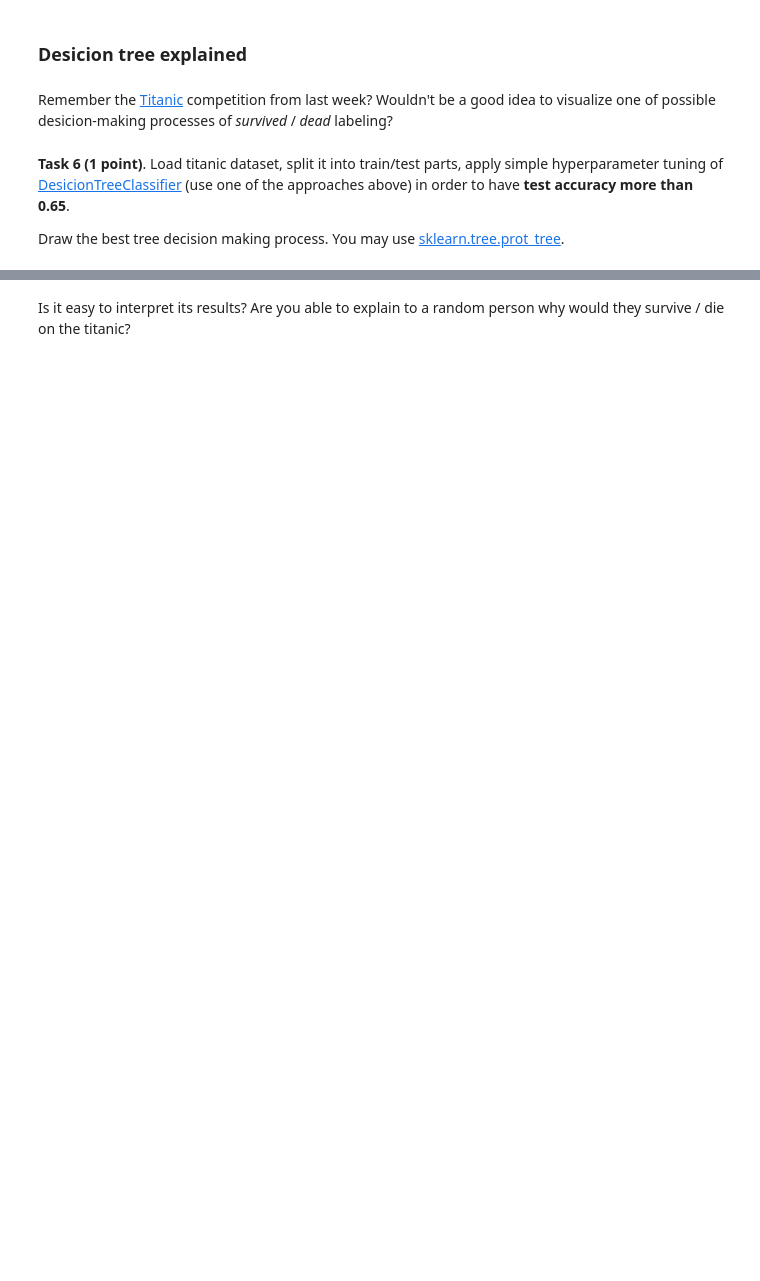
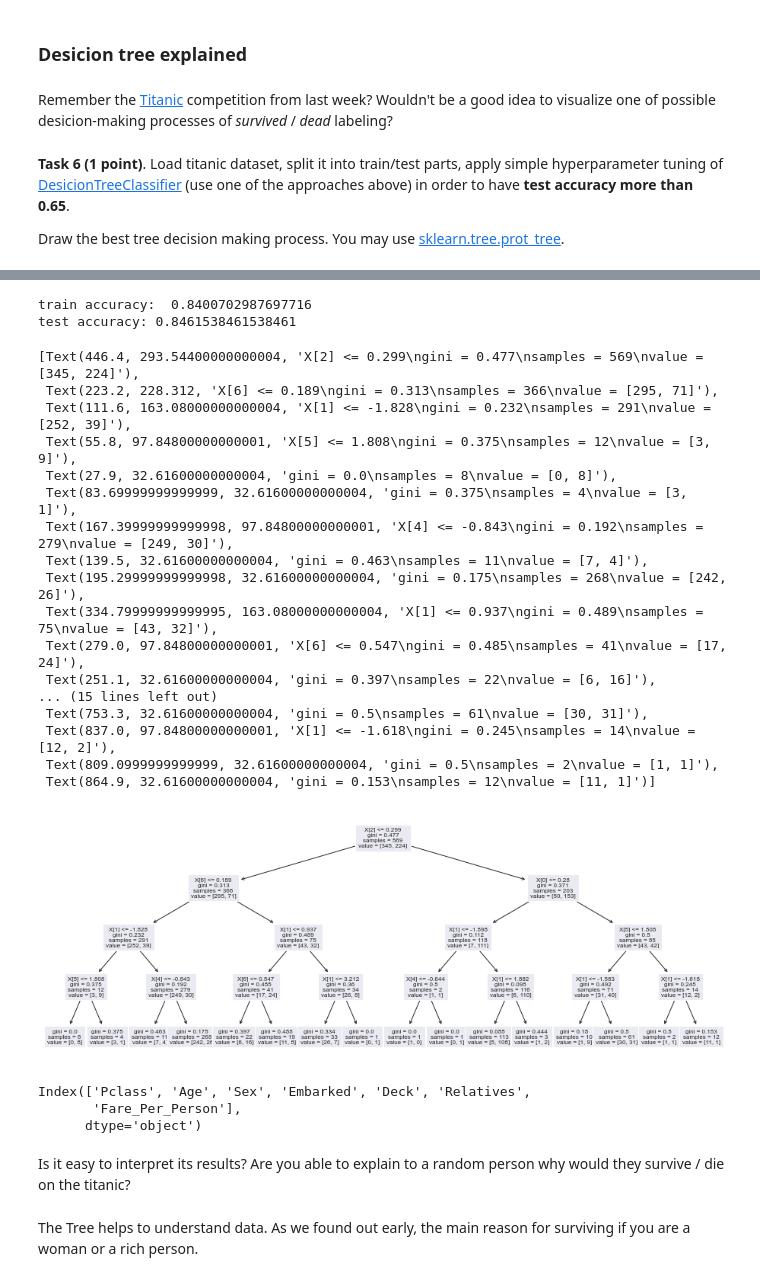
Before and after one commit to AlenaChechun/ml_intro_2, a Jupyter notebook: 7_trees_and_ensembles/rf_classifier.ipynb, the cells around one changed output, grey strips where cells are left out. Drawn from its saved outputs; the diff is of its cells as text; code cells hidden in the pictures; blank space fills up the shorter version.

Commit message:
Tree model is not completed yet

```diff
--- a/7_trees_and_ensembles/rf_classifier.ipynb
+++ b/7_trees_and_ensembles/rf_classifier.ipynb
@@ -646,0 +792,2 @@ from sklearn.tree import DecisionTreeClassifier
+# %%
+df = df[(~(df.Sex.isnull())) & (~(df.Age.isnull())) & (~(df.Embarked.isnull()))]
@@ -646,0 +806,2 @@ from sklearn.tree import DecisionTreeClassifier
+# %%
+X_train, X_test, y_train, y_test = train_test_split(df.drop(columns='Survived'), df['Survived'], test_size=0.2, random_state=RANDOM_STATE)
@@ -647,2 +824,41 @@ from sklearn.tree import DecisionTreeClassifier
+# %%
+model = Pipeline([('scl', StandardScaler()), ('tree', DecisionTreeClassifier(max_depth = 4))])
+# %%
+model = model.fit(X_train.values, y_train.values)
+# %%
+print('train accuracy: ', accuracy_score(y_train, model.predict(X_train.values)))
+print('test accuracy:',   accuracy_score(y_test, model.predict(X_test.values)))
+# %% [output]
+train accuracy:  0.8400702987697716
+test accuracy: 0.8461538461538461
+# %%
+tree.plot_tree(model['tree'], fontsize=8)
+# %% [output]
+[Text(446.4, 293.54400000000004, 'X[2] <= 0.299\ngini = 0.477\nsamples = 569\nvalue = [345, 224]'),
+ Text(223.2, 228.312, 'X[6] <= 0.189\ngini = 0.313\nsamples = 366\nvalue = [295, 71]'),
+ Text(111.6, 163.08000000000004, 'X[1] <= -1.828\ngini = 0.232\nsamples = 291\nvalue = [252, 39]'),
+ Text(55.8, 97.84800000000001, 'X[5] <= 1.808\ngini = 0.375\nsamples = 12\nvalue = [3, 9]'),
+ Text(27.9, 32.61600000000004, 'gini = 0.0\nsamples = 8\nvalue = [0, 8]'),
+ Text(83.69999999999999, 32.61600000000004, 'gini = 0.375\nsamples = 4\nvalue = [3, 1]'),
+ Text(167.39999999999998, 97.84800000000001, 'X[4] <= -0.843\ngini = 0.192\nsamples = 279\nvalue = [249, 30]'),
+ Text(139.5, 32.61600000000004, 'gini = 0.463\nsamples = 11\nvalue = [7, 4]'),
+ Text(195.29999999999998, 32.61600000000004, 'gini = 0.175\nsamples = 268\nvalue = [242, 26]'),
+ Text(334.79999999999995, 163.08000000000004, 'X[1] <= 0.937\ngini = 0.489\nsamples = 75\nvalue = [43, 32]'),
+ Text(279.0, 97.84800000000001, 'X[6] <= 0.547\ngini = 0.485\nsamples = 41\nvalue = [17, 24]'),
+ Text(251.1, 32.61600000000004, 'gini = 0.397\nsamples = 22\nvalue = [6, 16]'),
+... (15 lines left out)
+ Text(753.3, 32.61600000000004, 'gini = 0.5\nsamples = 61\nvalue = [30, 31]'),
+ Text(837.0, 97.84800000000001, 'X[1] <= -1.618\ngini = 0.245\nsamples = 14\nvalue = [12, 2]'),
+ Text(809.0999999999999, 32.61600000000004, 'gini = 0.5\nsamples = 2\nvalue = [1, 1]'),
+ Text(864.9, 32.61600000000004, 'gini = 0.153\nsamples = 12\nvalue = [11, 1]')]
+[figure, added]
+# %%
+X_train.columns
+# %% [output]
+Index(['Pclass', 'Age', 'Sex', 'Embarked', 'Deck', 'Relatives',
+       'Fare_Per_Person'],
+      dtype='object')
 # %% [markdown]
 Is it easy to interpret its results? Are you able to explain to a random person why would they survive / die on the titanic?
+# %% [markdown]
+The Tree helps to understand data. As we found out early, the main reason for surviving if you are a woman or a rich person.
```
Also changed, not shown: parts of 54 cells of this notebook, 1 other file.
